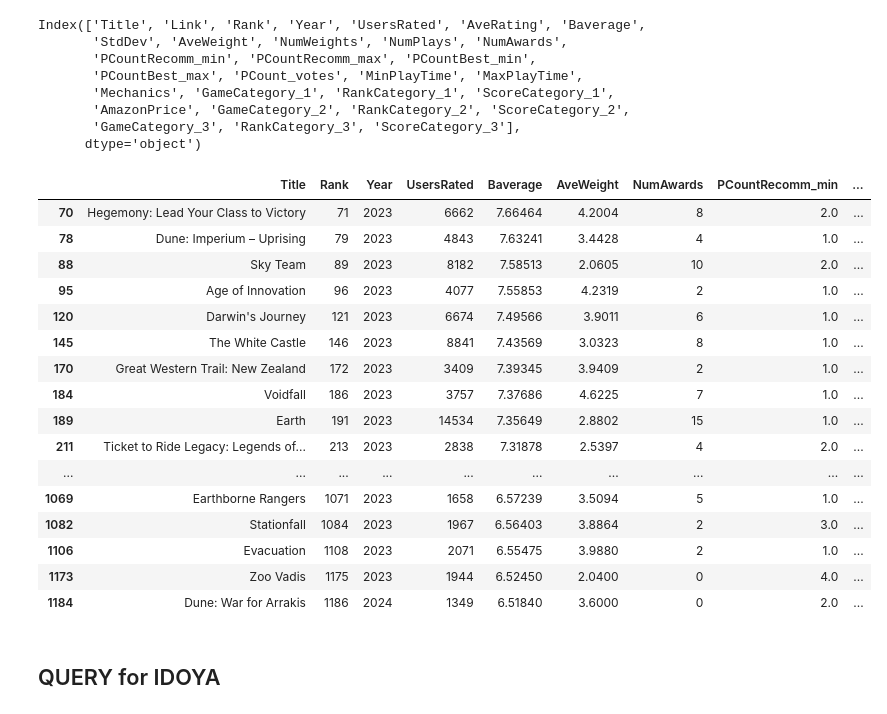
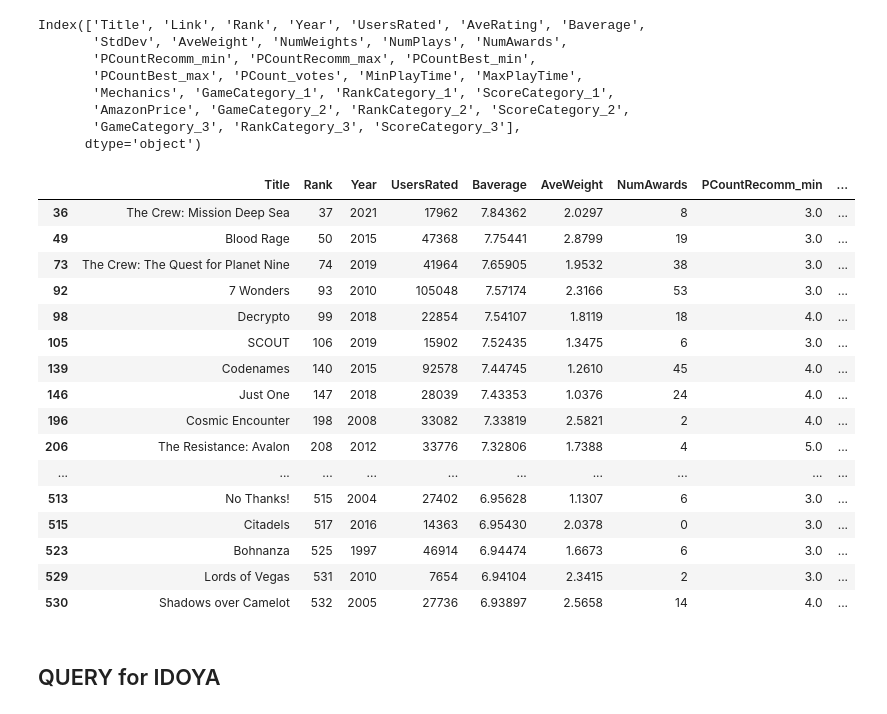
Before and after one commit to manuelarcer/bgg, a Jupyter notebook: bgg_scraper_v2.ipynb, the cells around one changed output. Saved outputs shown, nothing was run; the diff lists cells and outputs as text; code cells hidden in the pictures.

```diff
--- a/bgg_scraper_v2.ipynb
+++ b/bgg_scraper_v2.ipynb
@@ -265,30 +265,31 @@ columns_to_keep = ['Title', 'Rank', 'Year', 'UsersRated', 'Baverage', 'AveWeight
 query_df = games_data_df[columns_to_keep].copy()
 # %%
 (query_df
-    .query('Year > 2022')
-    #.query('PCountRecomm_min > 4')
+    .query('AveWeight < 2.9')
+    #.query('Year > 2022')
+    .query('PCountRecomm_min > 2')
     #.query('PCountBest_min > 5')
     #.query('PCountBest_max > 4')
     #.query('PCountRecomm_max > 5')
-).head(40)
+).head(50)
 # %% [output]
 |  | Title | Rank | Year | UsersRated | Baverage | AveWeight | NumAwards | PCountRecomm_min | ... |
-| 70 | Hegemony: Lead Your Class to Victory | 71 | 2023 | 6662 | 7.66464 | 4.2004 | 8 | 2.0 | ... |
-| 78 | Dune: Imperium – Uprising | 79 | 2023 | 4843 | 7.63241 | 3.4428 | 4 | 1.0 | ... |
-| 88 | Sky Team | 89 | 2023 | 8182 | 7.58513 | 2.0605 | 10 | 2.0 | ... |
-| 95 | Age of Innovation | 96 | 2023 | 4077 | 7.55853 | 4.2319 | 2 | 1.0 | ... |
-| 120 | Darwin's Journey | 121 | 2023 | 6674 | 7.49566 | 3.9011 | 6 | 1.0 | ... |
-| 145 | The White Castle | 146 | 2023 | 8841 | 7.43569 | 3.0323 | 8 | 1.0 | ... |
-| 170 | Great Western Trail: New Zealand | 172 | 2023 | 3409 | 7.39345 | 3.9409 | 2 | 1.0 | ... |
-| 184 | Voidfall | 186 | 2023 | 3757 | 7.37686 | 4.6225 | 7 | 1.0 | ... |
-| 189 | Earth | 191 | 2023 | 14534 | 7.35649 | 2.8802 | 15 | 1.0 | ... |
-| 211 | Ticket to Ride Legacy: Legends of... | 213 | 2023 | 2838 | 7.31878 | 2.5397 | 4 | 2.0 | ... |
+| 36 | The Crew: Mission Deep Sea | 37 | 2021 | 17962 | 7.84362 | 2.0297 | 8 | 3.0 | ... |
+| 49 | Blood Rage | 50 | 2015 | 47368 | 7.75441 | 2.8799 | 19 | 3.0 | ... |
+| 73 | The Crew: The Quest for Planet Nine | 74 | 2019 | 41964 | 7.65905 | 1.9532 | 38 | 3.0 | ... |
+| 92 | 7 Wonders | 93 | 2010 | 105048 | 7.57174 | 2.3166 | 53 | 3.0 | ... |
+| 98 | Decrypto | 99 | 2018 | 22854 | 7.54107 | 1.8119 | 18 | 4.0 | ... |
+| 105 | SCOUT | 106 | 2019 | 15902 | 7.52435 | 1.3475 | 6 | 3.0 | ... |
+| 139 | Codenames | 140 | 2015 | 92578 | 7.44745 | 1.2610 | 45 | 4.0 | ... |
+| 146 | Just One | 147 | 2018 | 28039 | 7.43353 | 1.0376 | 24 | 4.0 | ... |
+| 196 | Cosmic Encounter | 198 | 2008 | 33082 | 7.33819 | 2.5821 | 2 | 4.0 | ... |
+| 206 | The Resistance: Avalon | 208 | 2012 | 33776 | 7.32806 | 1.7388 | 4 | 5.0 | ... |
 | ... | ... | ... | ... | ... | ... | ... | ... | ... | ... |
-| 1069 | Earthborne Rangers | 1071 | 2023 | 1658 | 6.57239 | 3.5094 | 5 | 1.0 | ... |
-| 1082 | Stationfall | 1084 | 2023 | 1967 | 6.56403 | 3.8864 | 2 | 3.0 | ... |
-| 1106 | Evacuation | 1108 | 2023 | 2071 | 6.55475 | 3.9880 | 2 | 1.0 | ... |
-| 1173 | Zoo Vadis | 1175 | 2023 | 1944 | 6.52450 | 2.0400 | 0 | 4.0 | ... |
-| 1184 | Dune: War for Arrakis | 1186 | 2024 | 1349 | 6.51840 | 3.6000 | 0 | 2.0 | ... |
+| 513 | No Thanks! | 515 | 2004 | 27402 | 6.95628 | 1.1307 | 6 | 3.0 | ... |
+| 515 | Citadels | 517 | 2016 | 14363 | 6.95430 | 2.0378 | 0 | 3.0 | ... |
+| 523 | Bohnanza | 525 | 1997 | 46914 | 6.94474 | 1.6673 | 6 | 3.0 | ... |
+| 529 | Lords of Vegas | 531 | 2010 | 7654 | 6.94104 | 2.3415 | 2 | 3.0 | ... |
+| 530 | Shadows over Camelot | 532 | 2005 | 27736 | 6.93897 | 2.5658 | 14 | 4.0 | ... |
 # %%
 # THIS CELL SAVE THE DATAFRAME TO A CSV FILE
 
```
